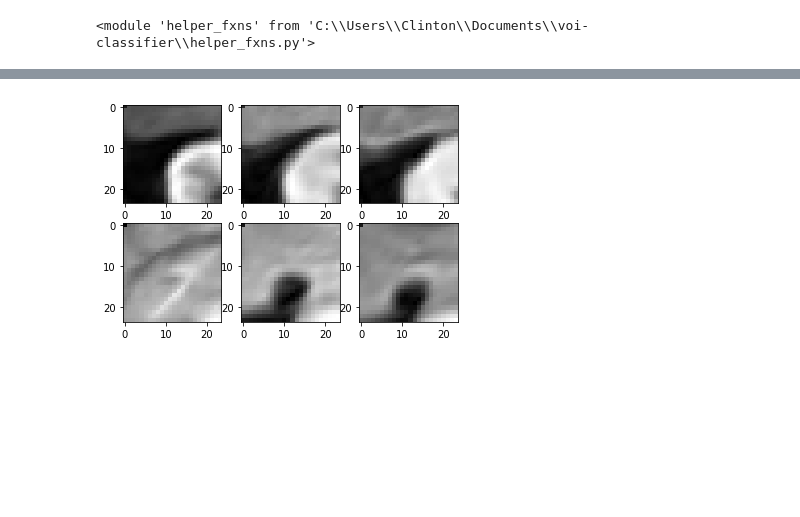
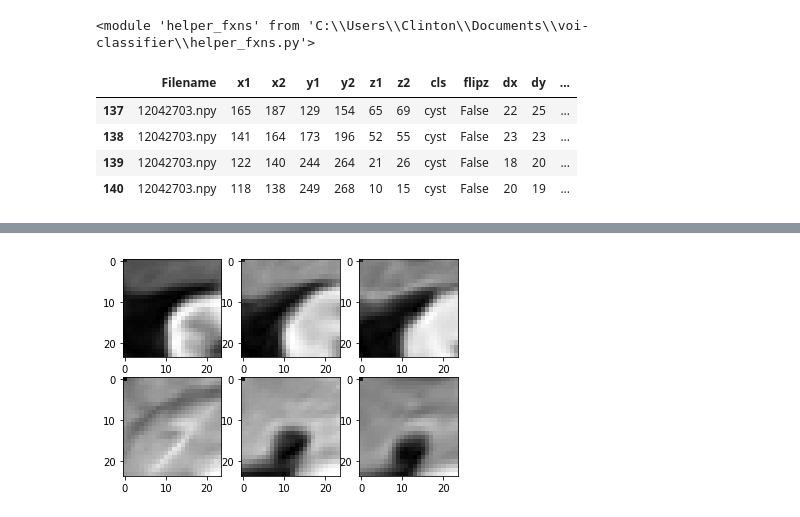
Before and after one commit to clintonjwang/voi-classifier, a Jupyter notebook: voi-extractor.ipynb, the cells around one changed output, grey strips where cells are left out. Drawn from its saved outputs; the diff is of its cells as text; code cells hidden in the pictures; blank space fills up the shorter version.

```diff
--- a/voi-extractor.ipynb
+++ b/voi-extractor.ipynb
@@ -262,3 +262,11 @@ print(time.time()-t)
 importlib.reload(hf)
 # %% [output]
 <module 'helper_fxns' from 'C:\\Users\\Clinton\\Documents\\voi-classifier\\helper_fxns.py'>
+# %%
+voi_df_art[voi_df_art["Filename"] == accnum+".npy"]
+# %% [output]
+|  | Filename | x1 | x2 | y1 | y2 | z1 | z2 | cls | flipz | dx | dy | ... |
+| 137 | 12042703.npy | 165 | 187 | 129 | 154 | 65 | 69 | cyst | False | 22 | 25 | ... |
+| 138 | 12042703.npy | 141 | 164 | 173 | 196 | 52 | 55 | cyst | False | 23 | 23 | ... |
+| 139 | 12042703.npy | 122 | 140 | 244 | 264 | 21 | 26 | cyst | False | 18 | 20 | ... |
+| 140 | 12042703.npy | 118 | 138 | 249 | 268 | 10 | 15 | cyst | False | 20 | 19 | ... |
```
Also changed, not shown: parts of 2 cells of this notebook.
